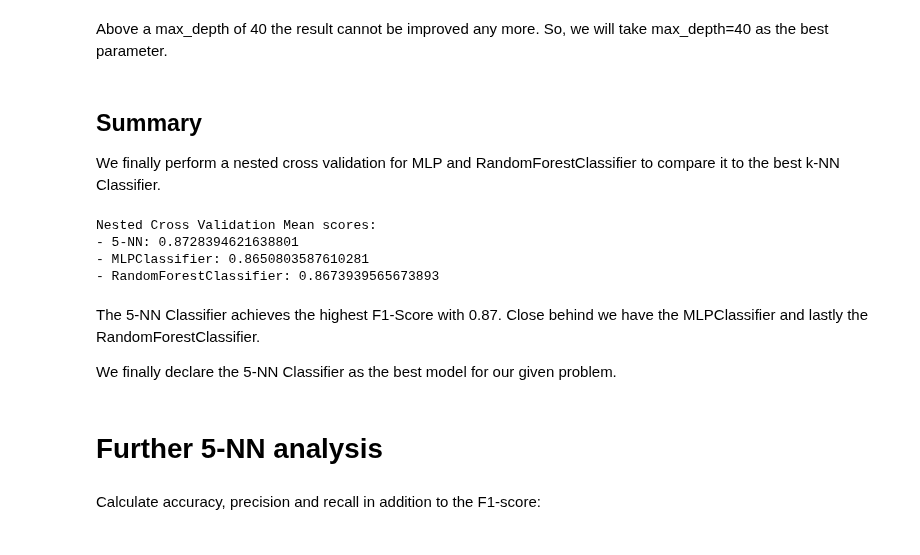
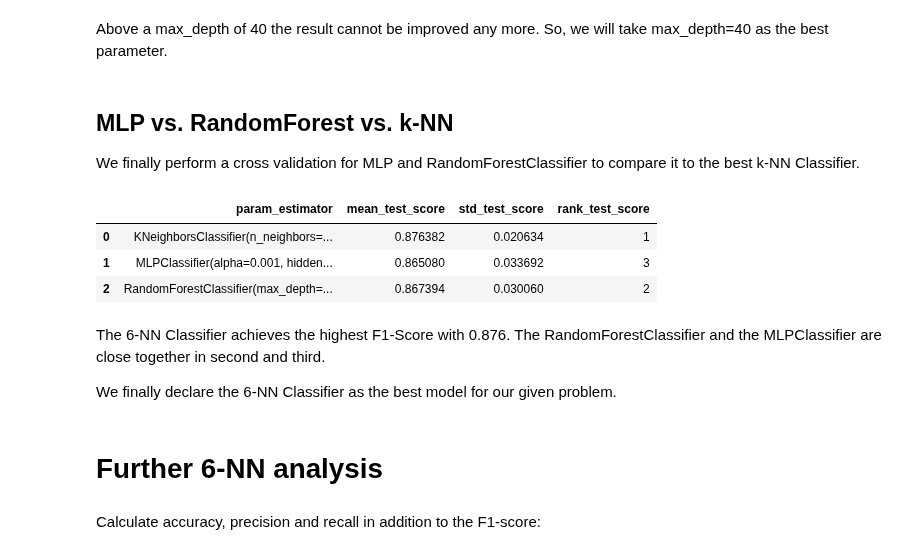
Before and after one commit to mograev/btvote, a Jupyter notebook: notebooks/4-classification.ipynb, the cells around one changed output. Saved outputs shown, nothing was run; the diff lists cells and outputs as text; code cells hidden in the pictures.

```diff
--- a/notebooks/4-classification.ipynb
+++ b/notebooks/4-classification.ipynb
@@ -424,33 +396,36 @@ display(results[['param_estimator__max_depth','mean_test_score','std_test_score'
 # %% [markdown]
 Above a max_depth of 40 the result cannot be improved any more. So, we will take max_depth=40 as the best parameter.
 # %% [markdown]
-## Summary
+## MLP vs. RandomForest vs. k-NN
 
-We finally perform a nested cross validation for MLP and RandomForestClassifier to compare it to the best k-NN Classifier.
+We finally perform a cross validation for MLP and RandomForestClassifier to compare it to the best k-NN Classifier.
-# %%
-# We use stratified 10 fold cross validation for the inner and the outer fold.
-print('Nested Cross Validation Mean scores:')
-
-# 5-NN
-pipeline.set_params(estimator=KNeighborsClassifier(n_neighbors=5))
-print('- 5-NN: {}'.format(cross_val_score(pipeline, btvote_data, btvote_target, cv=stratified_10_fold_cv, scoring=f1).mean()))
-
-# MLPClassifier
-pipeline.set_params(estimator=MLPClassifier(hidden_layer_sizes=(50), alpha=0.001, max_iter=300, random_state=42))
-print('- MLPClassifier: {}'.format(cross_val_score(pipeline, btvote_data, btvote_target, cv=stratified_10_fold_cv, scoring=f1).mean()))
-
-# RandomForestClassifier
-pipeline.set_params(estimator=RandomForestClassifier(criterion='gini', n_estimators=50, max_depth=40, random_state=42))
-print('- RandomForestClassifier: {}'.format(cross_val_score(pipeline, btvote_data, btvote_target, cv=stratified_10_fold_cv, scoring=f1).mean()))
-# %% [output]
-Nested Cross Validation Mean scores:
-- 5-NN: 0.8728394621638801
-- MLPClassifier: 0.8650803587610281
-- RandomForestClassifier: 0.8673939565673893
+# %%
+# set parameter grid
+parameters = {
+    'estimator': [KNeighborsClassifier(n_neighbors=6, weights='distance'),
+                  MLPClassifier(hidden_layer_sizes=(50), alpha=0.001, max_iter=300, random_state=42),
+                  RandomForestClassifier(criterion='gini', n_estimators=50, max_depth=40, random_state=42)
+                  ]
+}
+
+# create the grid search instance
+grid_search_estimator = GridSearchCV(pipeline, parameters, scoring=f1, cv=stratified_10_fold_cv, error_score='raise')
+
+# run the grid search
+grid_search_estimator.fit(btvote_data, btvote_target)
+
+# results of all hyper-parameter combinations
+results = pd.DataFrame(grid_search_estimator.cv_results_)
+display(results[['param_estimator','mean_test_score','std_test_score','rank_test_score']])
+# %% [output]
+|  | param_estimator | mean_test_score | std_test_score | rank_test_score |
+| 0 | KNeighborsClassifier(n_neighbors=... | 0.876382 | 0.020634 | 1 |
+| 1 | MLPClassifier(alpha=0.001, hidden... | 0.865080 | 0.033692 | 3 |
+| 2 | RandomForestClassifier(max_depth=... | 0.867394 | 0.030060 | 2 |
 # %% [markdown]
-The 5-NN Classifier achieves the highest F1-Score with 0.87. Close behind we have the MLPClassifier and lastly the RandomForestClassifier.
+The 6-NN Classifier achieves the highest F1-Score with 0.876. The RandomForestClassifier and the MLPClassifier are close together in second and third.
 
-We finally declare the 5-NN Classifier as the best model for our given problem.
+We finally declare the 6-NN Classifier as the best model for our given problem.
 # %% [markdown]
-# Further 5-NN analysis
+# Further 6-NN analysis
 # %%
```
Also changed, not shown: parts of 17 cells of this notebook, 2 other files.
